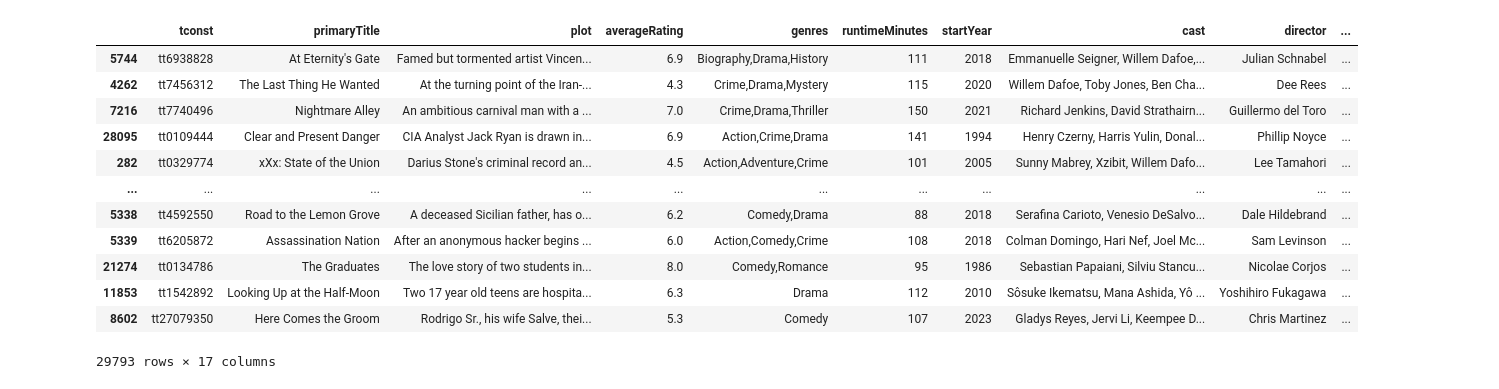
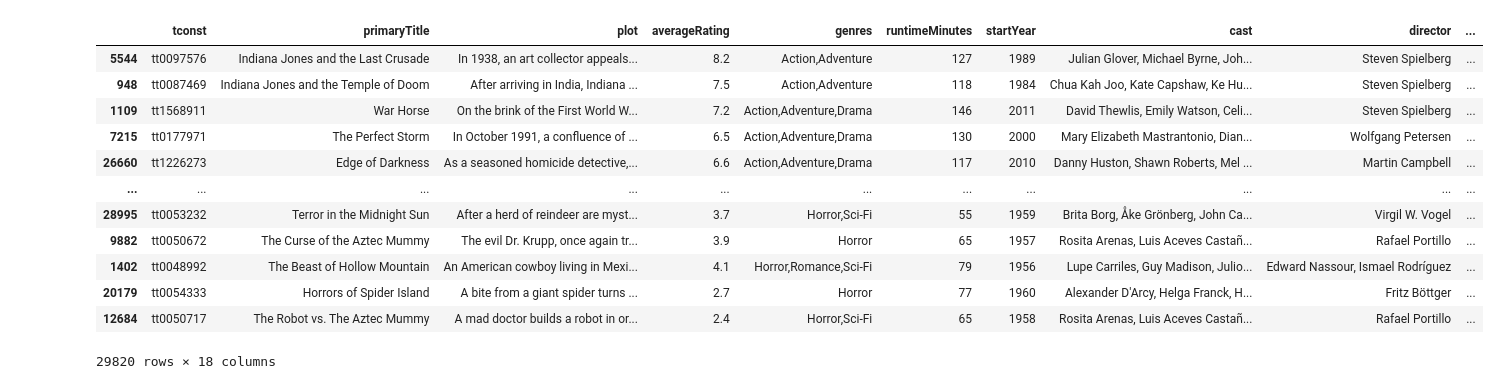
Before and after one commit to Roland-02/Cinephile.com, a Jupyter notebook: recommendEngine.ipynb, the cells around one changed output. Cells and saved outputs as stored; diff of their text form; code cells hidden in the pictures.

```diff
--- a/recommendEngine.ipynb
+++ b/recommendEngine.ipynb
@@ -600,94 +600,48 @@ liked_meta = grouped_likes[4]
 plot_features = [col for col in liked_plot.columns if col != 'likeage']
 crew_features = [col for col in liked_crew.columns if col != 'likeage']
 cast_features = [col for col in liked_cast.columns if col != 'likeage']
 genre_features = [col for col in liked_genre.columns if col != 'likeage']
 meta_features = [col for col in liked_meta.columns if col != 'likeage']
 
 # Call the function with the selected columns
 plot_matrix = create_similarity_vector(data[plot_features], liked_plot[plot_features])
 crew_matrix = create_similarity_vector(data[crew_features], liked_crew[crew_features])
 cast_matrix = create_similarity_vector(data[cast_features], liked_cast[cast_features])
 genre_matrix = create_similarity_vector(data[genre_features], liked_genre[genre_features])
 meta_matrix = create_euclidean_vector(data[meta_features], liked_meta[meta_features])
 
 # Similarity vectors for each group
 similarity_vectors = {
     'plot': plot_matrix,
     'cast': cast_matrix,
     'crew': crew_matrix,
     'genre': genre_matrix,
     'meta': meta_matrix
 }
 
 user_profile_groups = {
     'plot': liked_plot,
     'cast': liked_cast,
     'crew': liked_crew,
     'genre': liked_genre,
     'meta': liked_meta
 }
 
-# get_combined_recommendations(user_profile_groups, similarity_vectors, user_profile)
+get_combined_recommendations(user_profile_groups, similarity_vectors, user_profile)
+# %% [output]
+|  | tconst | primaryTitle | plot | averageRating | genres | runtimeMinutes | startYear | cast | director | ... |
+| 5544 | tt0097576 | Indiana Jones and the Last Crusade | In 1938, an art collector appeals... | 8.2 | Action,Adventure | 127 | 1989 | Julian Glover, Michael Byrne, Joh... | Steven Spielberg | ... |
+| 948 | tt0087469 | Indiana Jones and the Temple of Doom | After arriving in India, Indiana ... | 7.5 | Action,Adventure | 118 | 1984 | Chua Kah Joo, Kate Capshaw, Ke Hu... | Steven Spielberg | ... |
+| 1109 | tt1568911 | War Horse | On the brink of the First World W... | 7.2 | Action,Adventure,Drama | 146 | 2011 | David Thewlis, Emily Watson, Celi... | Steven Spielberg | ... |
+| 7215 | tt0177971 | The Perfect Storm | In October 1991, a confluence of ... | 6.5 | Action,Adventure,Drama | 130 | 2000 | Mary Elizabeth Mastrantonio, Dian... | Wolfgang Petersen | ... |
+| 26660 | tt1226273 | Edge of Darkness | As a seasoned homicide detective,... | 6.6 | Action,Adventure,Drama | 117 | 2010 | Danny Huston, Shawn Roberts, Mel ... | Martin Campbell | ... |
+| ... | ... | ... | ... | ... | ... | ... | ... | ... | ... | ... |
+| 28995 | tt0053232 | Terror in the Midnight Sun | After a herd of reindeer are myst... | 3.7 | Horror,Sci-Fi | 55 | 1959 | Brita Borg, Åke Grönberg, John Ca... | Virgil W. Vogel | ... |
+| 9882 | tt0050672 | The Curse of the Aztec Mummy | The evil Dr. Krupp, once again tr... | 3.9 | Horror | 65 | 1957 | Rosita Arenas, Luis Aceves Castañ... | Rafael Portillo | ... |
+| 1402 | tt0048992 | The Beast of Hollow Mountain | An American cowboy living in Mexi... | 4.1 | Horror,Romance,Sci-Fi | 79 | 1956 | Lupe Carriles, Guy Madison, Julio... | Edward Nassour, Ismael Rodríguez | ... |
+| 20179 | tt0054333 | Horrors of Spider Island | A bite from a giant spider turns ... | 2.7 | Horror | 77 | 1960 | Alexander D'Arcy, Helga Franck, H... | Fritz Böttger | ... |
+| 12684 | tt0050717 | The Robot vs. The Aztec Mummy | A mad doctor builds a robot in or... | 2.4 | Horror,Sci-Fi | 65 | 1958 | Rosita Arenas, Luis Aceves Castañ... | Rafael Portillo | ... |
+29820 rows × 18 columns
-# %%
-# cosine similarity vector with tf-idf between films in row and column
-def create_similarity_vector(row, column):
-    tfidf = TfidfVectorizer(stop_words='english')
-    row_soup_temp = row.apply(lambda x: create_soup(x, row.columns), axis=1)
-    row_soup = row_soup_temp.fillna('')
-    row_matrix = tfidf.fit_transform(row_soup)
-
-    column_soup_temp = column.apply(lambda x: create_soup(x, column.columns), axis=1)
-    column_soup = column_soup_temp.fillna('')
-    column_matrix = tfidf.transform(column_soup)
-
-    return linear_kernel(row_matrix, column_matrix)
-
-
-# get top N films similar to user profile based on input vector
-def get_similar_films(vector, exclude):
-    mean_similarity = np.mean(vector, axis=1)
-    sorted_indices = np.argsort(mean_similarity)[::-1]
-    top_N = sorted_indices[:]
-    sorted_films = data.iloc[top_N]
-    filtered_recommendations = sorted_films[~sorted_films['tconst'].isin(exclude['tconst'])]
-
-    return filtered_recommendations
-
-
-# get update user profile and loved films
-get_profile = get_user_profile('57')
-user_profile = get_profile[0]
-
-# get groups of liked attributes
-grouped_likes = collate_liked_groups(user_profile)
-liked_cast = grouped_likes[1]
-liked_crew = grouped_likes[2]
-
-# Define the list of features excluding 'likeage'
-crew_features = [col for col in liked_crew.columns if col != 'likeage']
-cast_features = [col for col in liked_cast.columns if col != 'likeage']
-
-# Call the function with the selected columns
-crew_matrix = create_similarity_vector(data[crew_features], liked_crew[crew_features])
-cast_matrix = create_similarity_vector(data[cast_features], liked_cast[cast_features])
-
-cast_recommended = get_similar_films(similarity_vectors['cast'], user_profile)
-
-cast_recommended
-# %% [output]
-|  | tconst | primaryTitle | plot | averageRating | genres | runtimeMinutes | startYear | cast | director | ... |
-| 5744 | tt6938828 | At Eternity's Gate | Famed but tormented artist Vincen... | 6.9 | Biography,Drama,History | 111 | 2018 | Emmanuelle Seigner, Willem Dafoe,... | Julian Schnabel | ... |
-| 4262 | tt7456312 | The Last Thing He Wanted | At the turning point of the Iran-... | 4.3 | Crime,Drama,Mystery | 115 | 2020 | Willem Dafoe, Toby Jones, Ben Cha... | Dee Rees | ... |
-| 7216 | tt7740496 | Nightmare Alley | An ambitious carnival man with a ... | 7.0 | Crime,Drama,Thriller | 150 | 2021 | Richard Jenkins, David Strathairn... | Guillermo del Toro | ... |
-| 28095 | tt0109444 | Clear and Present Danger | CIA Analyst Jack Ryan is drawn in... | 6.9 | Action,Crime,Drama | 141 | 1994 | Henry Czerny, Harris Yulin, Donal... | Phillip Noyce | ... |
-| 282 | tt0329774 | xXx: State of the Union | Darius Stone's criminal record an... | 4.5 | Action,Adventure,Crime | 101 | 2005 | Sunny Mabrey, Xzibit, Willem Dafo... | Lee Tamahori | ... |
-| ... | ... | ... | ... | ... | ... | ... | ... | ... | ... | ... |
-| 5338 | tt4592550 | Road to the Lemon Grove | A deceased Sicilian father, has o... | 6.2 | Comedy,Drama | 88 | 2018 | Serafina Carioto, Venesio DeSalvo... | Dale Hildebrand | ... |
-| 5339 | tt6205872 | Assassination Nation | After an anonymous hacker begins ... | 6.0 | Action,Comedy,Crime | 108 | 2018 | Colman Domingo, Hari Nef, Joel Mc... | Sam Levinson | ... |
-| 21274 | tt0134786 | The Graduates | The love story of two students in... | 8.0 | Comedy,Romance | 95 | 1986 | Sebastian Papaiani, Silviu Stancu... | Nicolae Corjos | ... |
-| 11853 | tt1542892 | Looking Up at the Half-Moon | Two 17 year old teens are hospita... | 6.3 | Drama | 112 | 2010 | Sôsuke Ikematsu, Mana Ashida, Yô ... | Yoshihiro Fukagawa | ... |
-| 8602 | tt27079350 | Here Comes the Groom | Rodrigo Sr., his wife Salve, thei... | 5.3 | Comedy | 107 | 2023 | Gladys Reyes, Jervi Li, Keempee D... | Chris Martinez | ... |
-29793 rows × 17 columns
 # %%
 #create user feedback
 from surprise import Reader, SVD, Dataset, accuracy
```
Also changed, not shown: parts of 8 cells of this notebook, 2 other files.
